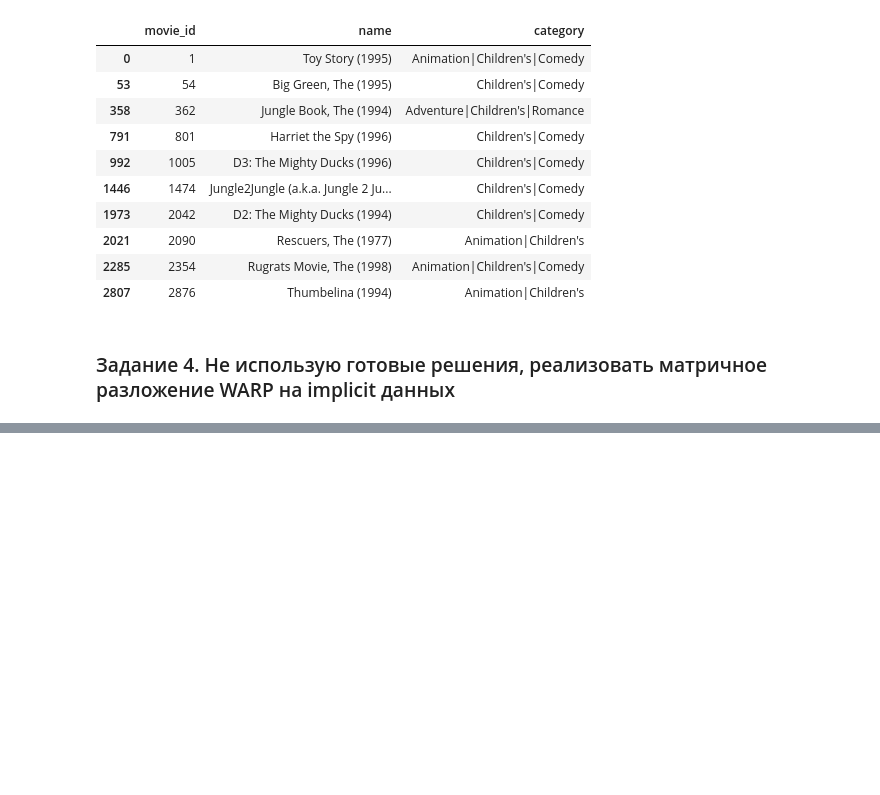
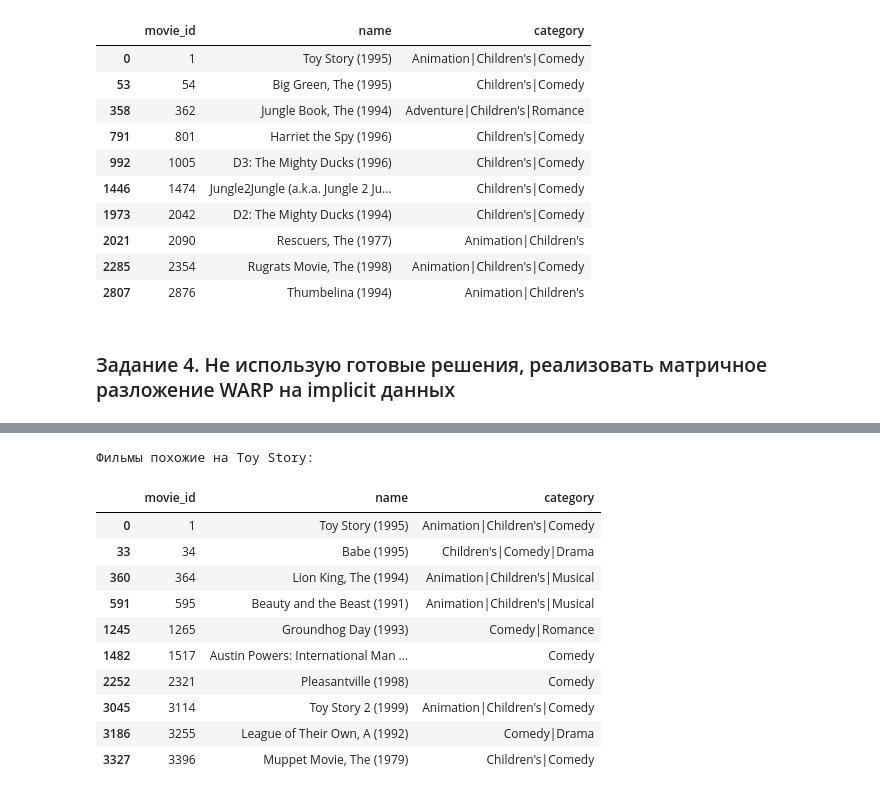
Before and after one commit to Howuhh/hse_recsys, a Jupyter notebook: hw1/HW_1_RECSYS_HSE.ipynb, the cells around one changed output, grey strips where cells are left out. Drawn from its saved outputs; the diff is of its cells as text; code cells hidden in the pictures; blank space fills up the shorter version.

```diff
--- a/hw1/HW_1_RECSYS_HSE.ipynb
+++ b/hw1/HW_1_RECSYS_HSE.ipynb
@@ -514,0 +638,16 @@ movie_info[movie_info["movie_id"].isin(bpr.similar_items([1]).flatten())]
+# %%
+print("Фильмы похожие на Toy Story: ")
+movie_info[movie_info["movie_id"].isin(warp.similar_items([1]).flatten())]
+# %% [output]
+Фильмы похожие на Toy Story:
+|  | movie_id | name | category |
+| 0 | 1 | Toy Story (1995) | Animation|Children's|Comedy |
+| 33 | 34 | Babe (1995) | Children's|Comedy|Drama |
+| 360 | 364 | Lion King, The (1994) | Animation|Children's|Musical |
+| 591 | 595 | Beauty and the Beast (1991) | Animation|Children's|Musical |
+| 1245 | 1265 | Groundhog Day (1993) | Comedy|Romance |
+| 1482 | 1517 | Austin Powers: International Man ... | Comedy |
+| 2252 | 2321 | Pleasantville (1998) | Comedy |
+| 3045 | 3114 | Toy Story 2 (1999) | Animation|Children's|Comedy |
+| 3186 | 3255 | League of Their Own, A (1992) | Comedy|Drama |
+| 3327 | 3396 | Muppet Movie, The (1979) | Children's|Comedy |
```
Also changed, not shown: parts of 7 cells of this notebook.
